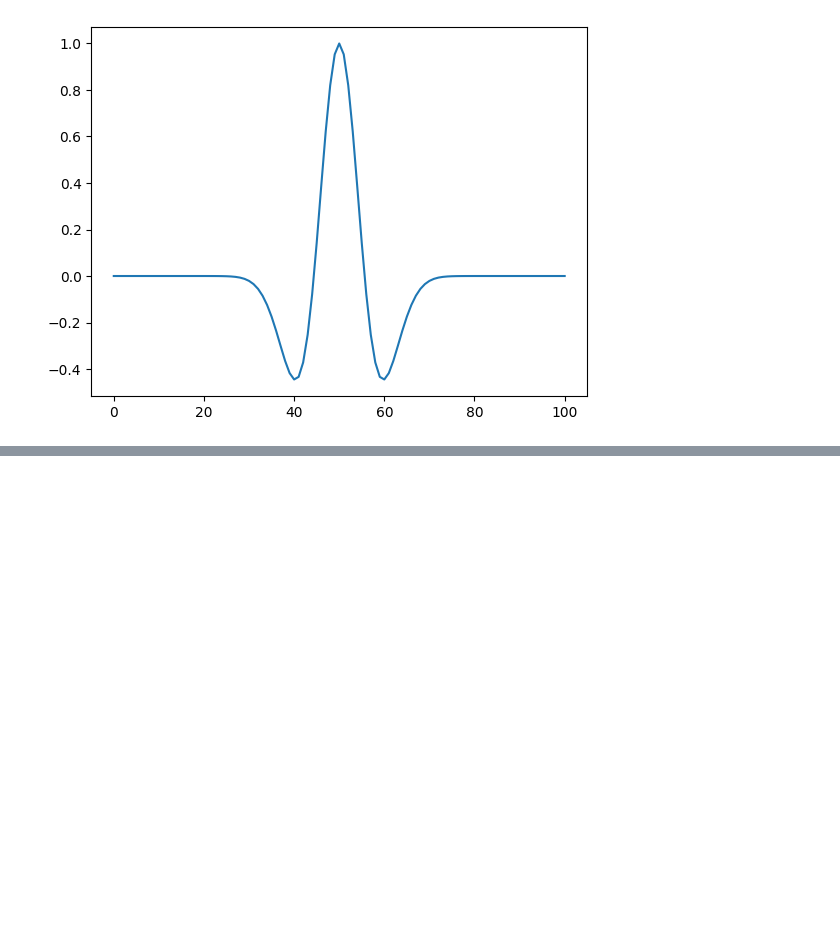
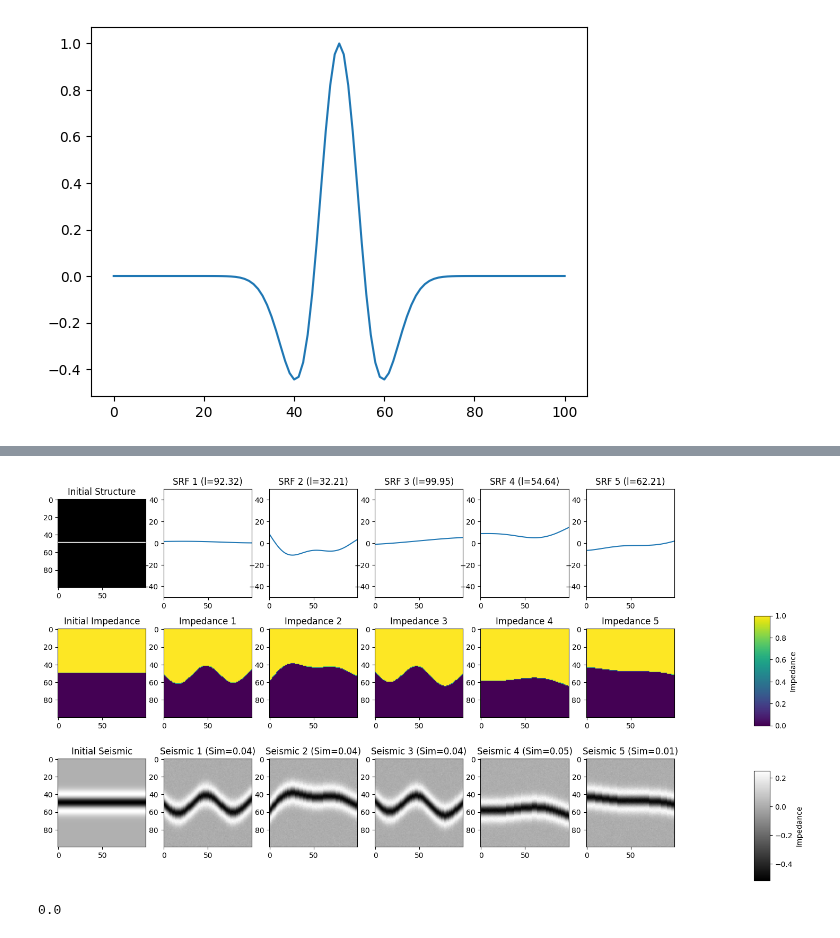
Before and after one commit to csc7/Probabilistic_Programming, a Jupyter notebook: Example_06_Impedance_and_Seismic_Models_Bayesian.ipynb, the cells around one changed output, grey strips where cells are left out. Cells and saved outputs as stored; diff of their text form; code cells hidden in the pictures; blank space fills up the shorter version.

```diff
--- a/Example_06_Impedance_and_Seismic_Models_Bayesian.ipynb
+++ b/Example_06_Impedance_and_Seismic_Models_Bayesian.ipynb
@@ -1836,0 +578,53 @@ plt.show()
+# %%
+# Plots models
+
+fig, axes = plt.subplots(3, 5 + 1, figsize=(15, 9))
+
+# First row, SRF perturbations
+axes[0, 0].imshow(initial_structure_boundary, cmap="gray")
+axes[0, 0].set_title("Initial Structure")
+
+for i, realization in enumerate(realizations_SRF[0:5]):
+    axes[0, i+1].plot(realization)
+    axes[0, i+1].margins(0)
+    axes[0, i+1].set_title(f"SRF {i+1} (l={round(len_sc_list[i],2)})")
+    axes[0, i+1].set_ylim(-50, 50)
+
+# Second row, impedance realizations
+axes[1, 0].imshow(initial_structure, cmap="viridis")
+axes[1, 0].set_title("Initial Impedance")
+
+for i in range (5):
+    axes[1, i+1].imshow(realizations_impedance[i], cmap="viridis")
+    axes[1, i+1].set_title(f"Impedance {i+1}")
+
+# Third row, seismic realizations
+axes[2, 0].imshow(initial_dn, cmap="gray")
+axes[2, 0].set_title("Initial Seismic")
+
+for i, realization in enumerate(realizations_seismic[0:5]):
+    axes[2, i+1].imshow(realization, cmap="gray")
+    axes[2, i+1].set_title(f"Seismic {i+1} (Sim={round(posterior_samples[i],2)})")
+
+
+# Colorbar for impedance
+cbar_ax_imp = fig.add_axes([1.0, 0.385, 0.02, 0.23])  # [left, bottom, width, height]
+cbar_imp = fig.colorbar(axes[1, 1].images[0], cax=cbar_ax_imp, orientation='vertical')
+cbar_imp.set_label('Impedance')
+
+# Colorbar for seismic
+cbar_ax_seis = fig.add_axes([1.0, 0.06, 0.02, 0.23])  # [left, bottom, width, height]
+cbar_imp = fig.colorbar(axes[2, 1].images[0], cax=cbar_ax_seis, orientation='vertical')
+cbar_imp.set_label('Impedance')
+
+
+#plt.tight_layout()
+plt.show()
+# %% [output]
+[figure, added]
+# %%
+# QC
+compute_likelihood(initial_dn, initial_dn)
+#initial_structure, realizations_seismic[4]
+# %% [output]
+0.0
```
Also changed, not shown: parts of 62 cells of this notebook.
